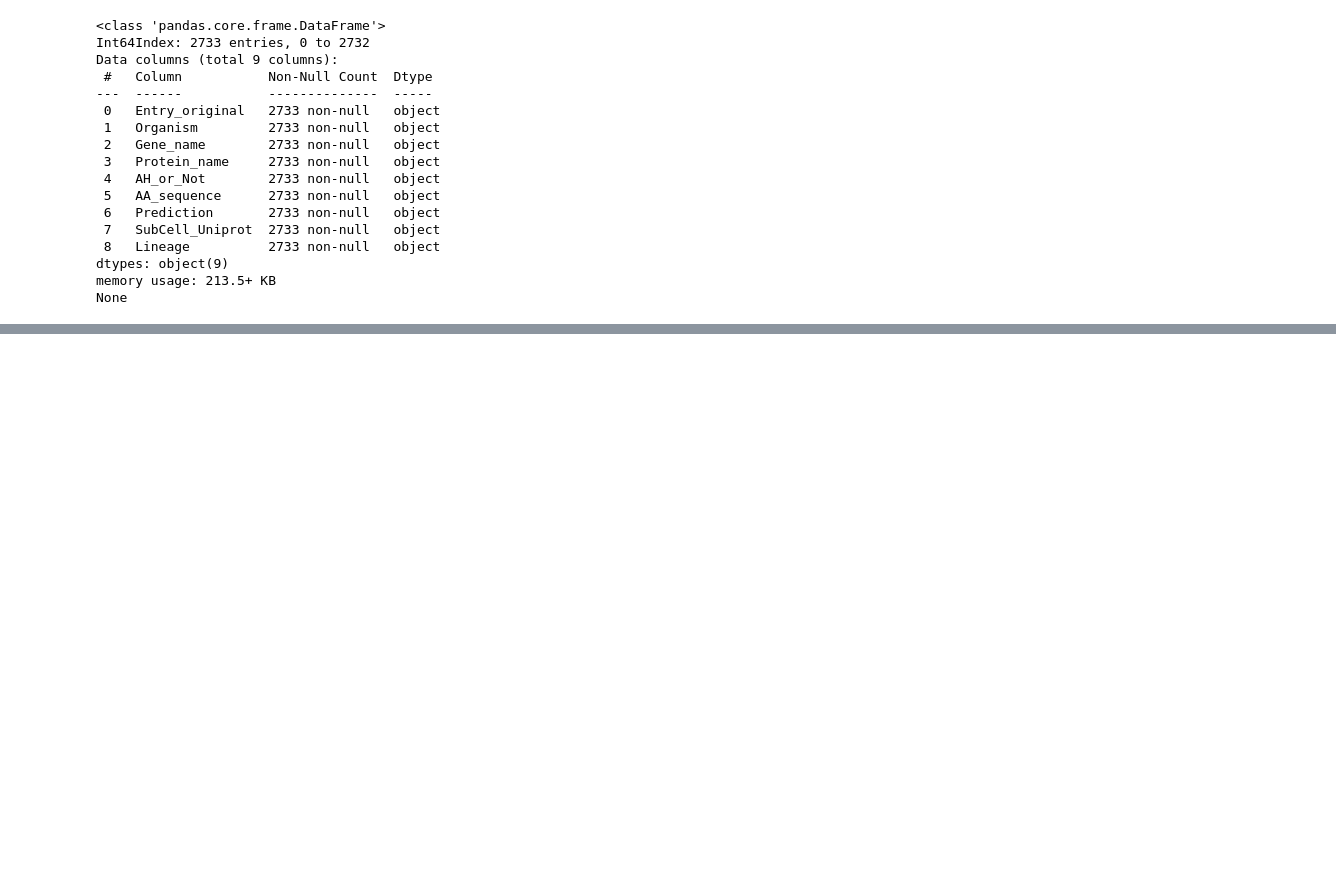
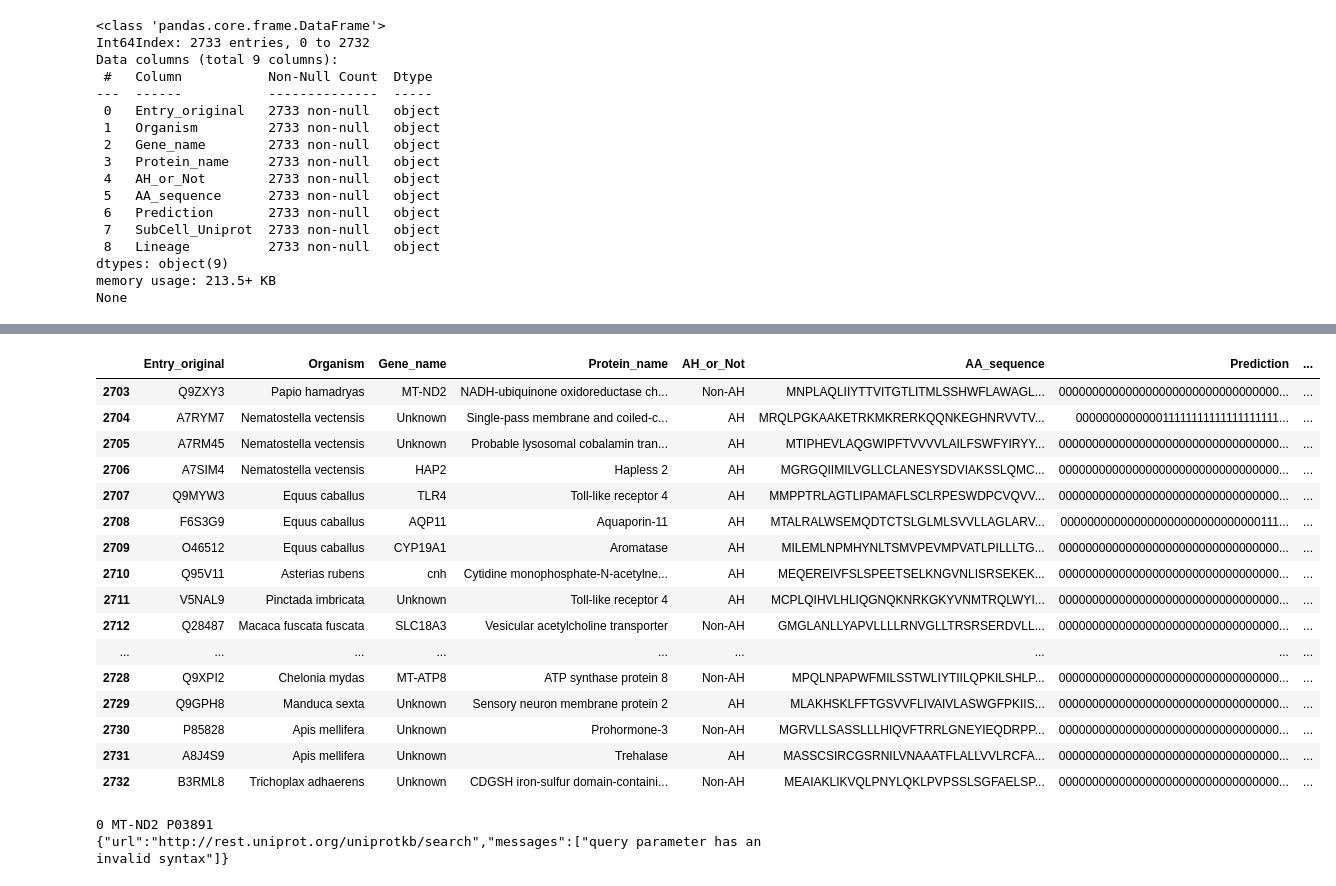
Before and after one commit to shokenlee/Find-AH-NE_MemBrain, a Jupyter notebook: MemBrain_.ipynb, the cells around one changed output, grey strips where cells are left out. Cells and saved outputs as stored; diff of their text form; code cells hidden in the pictures; blank space fills up the shorter version.

```diff
--- a/MemBrain_.ipynb
+++ b/MemBrain_.ipynb
@@ -273,0 +401,10 @@ df_metazoanGenes.to_csv('./Results_step_2.csv', index=False)
+# %%
+# Add the result to Entry_Hs column
+df_metazoanGenes['Entry_Hs'] = converted_entry_Hs
+# %%
+# get mouse entry
+converted_entry_Mm, non_match, not_found = entry_convert(df_metazoanGenes, 'Mus musculus')
+
+print('Total number of genes that got converted to Mm: ', len(df_metazoanGenes) - non_match - not_found)
+print('Number of genes for which similar gene name was found in Hs: ', non_match)
+print('Number of genes for which Hs homolog was not found: ', not_found)
@@ -273,0 +429,3 @@ df_metazoanGenes.to_csv('./Results_step_2.csv', index=False)
+# %%
+# Add the result to Entry_Mm column
+df_metazoanGenes['Entry_Mm'] = converted_entry_Mm
@@ -273,0 +457,27 @@ df_metazoanGenes.to_csv('./Results_step_2.csv', index=False)
+# %%
+df_test = df_metazoanGenes.iloc[-30:, :]
+# %%
+df_test
+# %% [output]
+|  | Entry_original | Organism | Gene_name | Protein_name | AH_or_Not | AA_sequence | Prediction | ... |
+| 2703 | Q9ZXY3 | Papio hamadryas | MT-ND2 | NADH-ubiquinone oxidoreductase ch... | Non-AH | MNPLAQLIIYTTVITGTLITMLSSHWFLAWAGL... | 000000000000000000000000000000000... | ... |
+| 2704 | A7RYM7 | Nematostella vectensis | Unknown | Single-pass membrane and coiled-c... | AH | MRQLPGKAAKETRKMKRERKQQNKEGHNRVVTV... | 000000000000011111111111111111111... | ... |
+| 2705 | A7RM45 | Nematostella vectensis | Unknown | Probable lysosomal cobalamin tran... | AH | MTIPHEVLAQGWIPFTVVVVLAILFSWFYIRYY... | 000000000000000000000000000000000... | ... |
+| 2706 | A7SIM4 | Nematostella vectensis | HAP2 | Hapless 2 | AH | MGRGQIIMILVGLLCLANESYSDVIAKSSLQMC... | 000000000000000000000000000000000... | ... |
+| 2707 | Q9MYW3 | Equus caballus | TLR4 | Toll-like receptor 4 | AH | MMPPTRLAGTLIPAMAFLSCLRPESWDPCVQVV... | 000000000000000000000000000000000... | ... |
+| 2708 | F6S3G9 | Equus caballus | AQP11 | Aquaporin-11 | AH | MTALRALWSEMQDTCTSLGLMLSVVLLAGLARV... | 000000000000000000000000000000111... | ... |
+| 2709 | O46512 | Equus caballus | CYP19A1 | Aromatase | AH | MILEMLNPMHYNLTSMVPEVMPVATLPILLLTG... | 000000000000000000000000000000000... | ... |
+| 2710 | Q95V11 | Asterias rubens | cnh | Cytidine monophosphate-N-acetylne... | AH | MEQEREIVFSLSPEETSELKNGVNLISRSEKEK... | 000000000000000000000000000000000... | ... |
+| 2711 | V5NAL9 | Pinctada imbricata | Unknown | Toll-like receptor 4 | AH | MCPLQIHVLHLIQGNQKNRKGKYVNMTRQLWYI... | 000000000000000000000000000000000... | ... |
+| 2712 | Q28487 | Macaca fuscata fuscata | SLC18A3 | Vesicular acetylcholine transporter | Non-AH | GMGLANLLYAPVLLLLRNVGLLTRSRSERDVLL... | 000000000000000000000000000000000... | ... |
+| ... | ... | ... | ... | ... | ... | ... | ... | ... |
+| 2728 | Q9XPI2 | Chelonia mydas | MT-ATP8 | ATP synthase protein 8 | Non-AH | MPQLNPAPWFMILSSTWLIYTIILQPKILSHLP... | 000000000000000000000000000000000... | ... |
+| 2729 | Q9GPH8 | Manduca sexta | Unknown | Sensory neuron membrane protein 2 | AH | MLAKHSKLFFTGSVVFLIVAIVLASWGFPKIIS... | 000000000000000000000000000000000... | ... |
+| 2730 | P85828 | Apis mellifera | Unknown | Prohormone-3 | Non-AH | MGRVLLSASSLLLHIQVFTRRLGNEYIEQDRPP... | 000000000000000000000000000000000... | ... |
+| 2731 | A8J4S9 | Apis mellifera | Unknown | Trehalase | AH | MASSCSIRCGSRNILVNAAATFLALLVVLRCFA... | 000000000000000000000000000000000... | ... |
+| 2732 | B3RML8 | Trichoplax adhaerens | Unknown | CDGSH iron-sulfur domain-containi... | Non-AH | MEAIAKLIKVQLPNYLQKLPVPSSLSGFAELSP... | 000000000000000000000000000000000... | ... |
+# %%
+converted_entry_Hs, non_match, not_found = entry_convert(df_test, 'Homo sapiens')
+# %% [output]
+0 MT-ND2 P03891
+{"url":"http://rest.uniprot.org/uniprotkb/search","messages":["query parameter has an invalid syntax"]}
```
Also changed, not shown: parts of 24 cells of this notebook.
